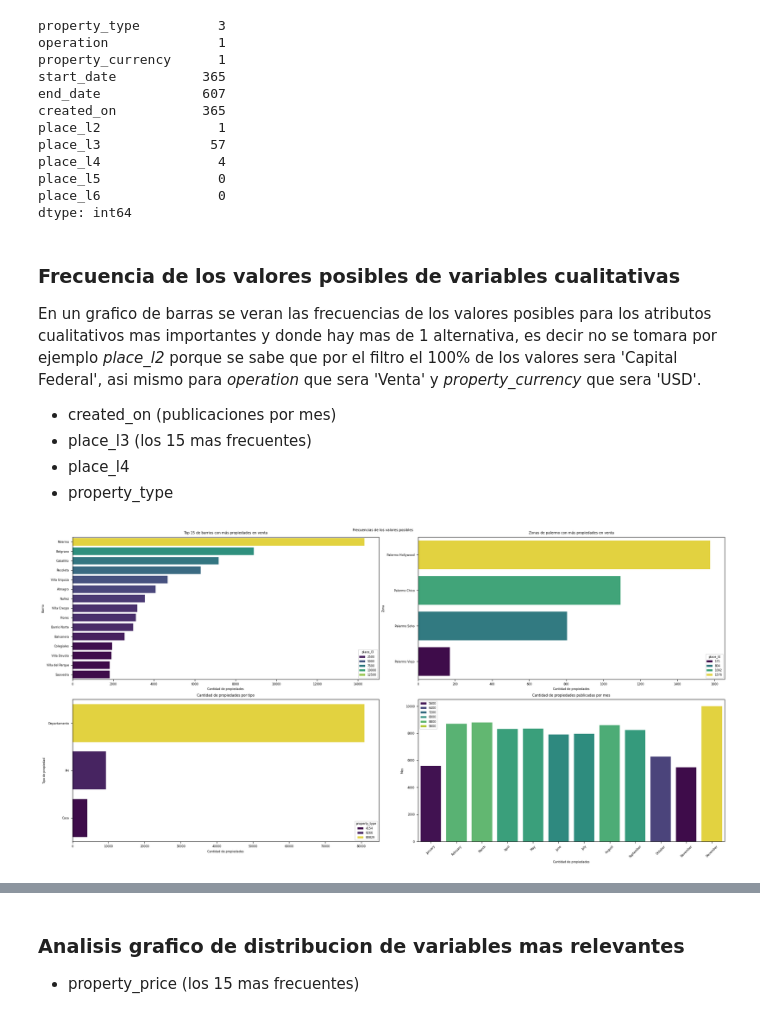
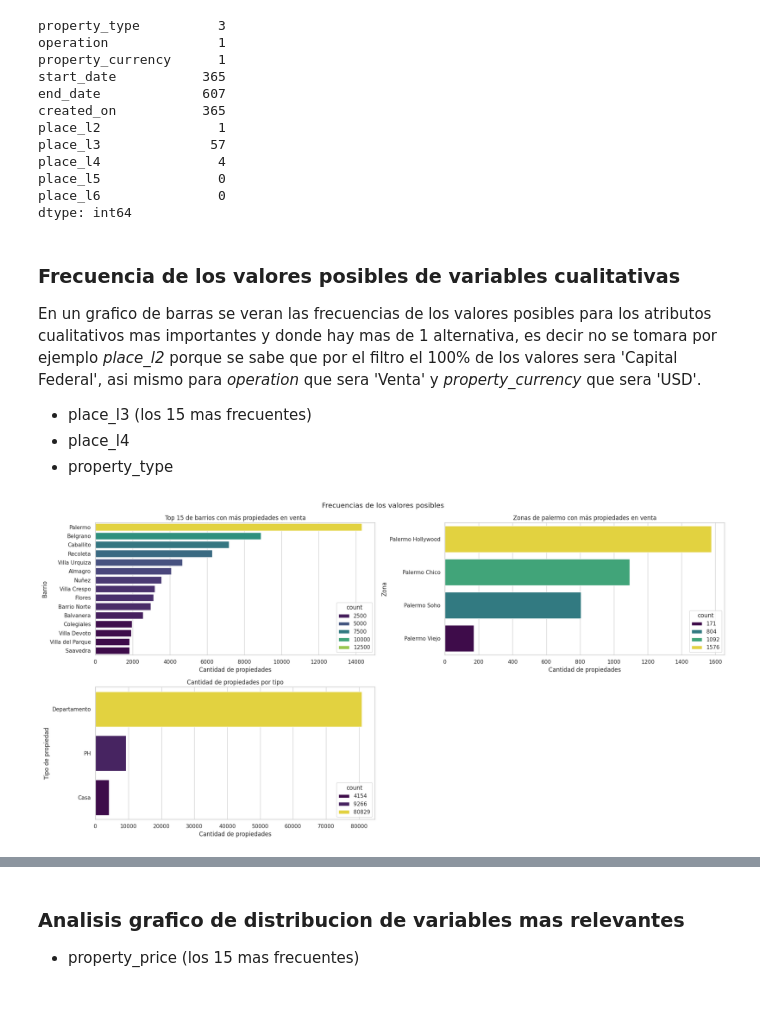
Before and after one commit to kikiymini/7506R-1C2024-GRUPO02, a Jupyter notebook: 7506R_1C2024_GRUPO02_N1.ipynb, the cells around one changed output, grey strips where cells are left out. Cells and saved outputs as stored; diff of their text form; code cells hidden in the pictures.

```diff
--- a/7506R_1C2024_GRUPO02_N1.ipynb
+++ b/7506R_1C2024_GRUPO02_N1.ipynb
@@ -194,7 +195,6 @@ dtype: int64
 
 En un grafico de barras se veran las frecuencias de los valores posibles para los atributos cualitativos mas importantes y donde hay mas de 1 alternativa, es decir no se tomara por ejemplo *place_l2* porque se sabe que por el filtro el 100% de los valores sera 'Capital Federal', asi mismo para *operation* que sera 'Venta' y *property_currency* que sera 'USD'.
 
-* created_on (publicaciones por mes)
 * place_l3 (los 15 mas frecuentes)
 * place_l4
 * property_type
@@ -203,46 +203,34 @@ plt.figure(figsize=(20, 10)) # 10x10 inches
 plt.suptitle('Frecuencias de los valores posibles')
 
 # bar plot por place_l3
 plt.subplot(2, 2, 1) # 2 filas, 2 columnas, 1 posicion
 frecuencias_place_3 = ds_propiedades_filtradas["place_l3"].value_counts().head(15)
 sns.barplot(x=frecuencias_place_3.values, y=frecuencias_place_3.index, hue=frecuencias_place_3, palette='viridis')
 plt.title('Top 15 de barrios con más propiedades en venta')
 plt.xlabel('Cantidad de propiedades')
 plt.ylabel('Barrio')
 
 # bar plot por place_l4
 plt.subplot(2, 2, 2) # 2 filas, 2 columnas, 2 posicion
 frecuencias_place_4 = ds_propiedades_filtradas["place_l4"].value_counts()
 sns.barplot(x=frecuencias_place_4.values, y=frecuencias_place_4.index, hue=frecuencias_place_4, palette='viridis')
 # Ya que los 4 valores posibles pertenecen a Palermo
 plt.title('Zonas de palermo con más propiedades en venta')
 plt.xlabel('Cantidad de propiedades')
 plt.ylabel('Zona')
 
 # bar plot por property_type
 plt.subplot(2, 2, 3) # 2 filas, 2 columnas, 3 posicion
 frecuencias_property_type = ds_propiedades_filtradas["property_type"].value_counts()
 sns.barplot(x=frecuencias_property_type.values, y=frecuencias_property_type.index, hue=frecuencias_property_type, palette='viridis')
 plt.title('Cantidad de propiedades por tipo')
 plt.xlabel('Cantidad de propiedades')
 plt.ylabel('Tipo de propiedad')
 
-# bar plot por mes de created_on
-plt.subplot(2, 2, 4) # 2 filas, 2 columnas, 4 posicion
-ds_propiedades_filtradas["created_on"] = pd.to_datetime(ds_propiedades_filtradas["created_on"])
-meses = ['January', 'February', 'March', 'April', 'May', 'June', 'July', 'August', 'September', 'October', 'November', 'December']
-frecuencias_mes = ds_propiedades_filtradas["created_on"].dt.month_name().value_counts().reindex(meses)
-sns.barplot(x=frecuencias_mes.index, y=frecuencias_mes.values, hue=frecuencias_mes, palette='viridis')
-plt.legend(loc='upper left')
-plt.title('Cantidad de propiedades publicadas por mes')
-plt.xlabel('Cantidad de propiedades')
-plt.ylabel('Mes')
-plt.xticks(rotation=45)
-
 plt.tight_layout()
 plt.show()
 # %% [output]
-[figure, old version]
+[figure, new version]
 # %% [markdown]
 ### Variables irrelevantes para el analisis
 
```
Also changed, not shown: parts of 114 cells of this notebook.
